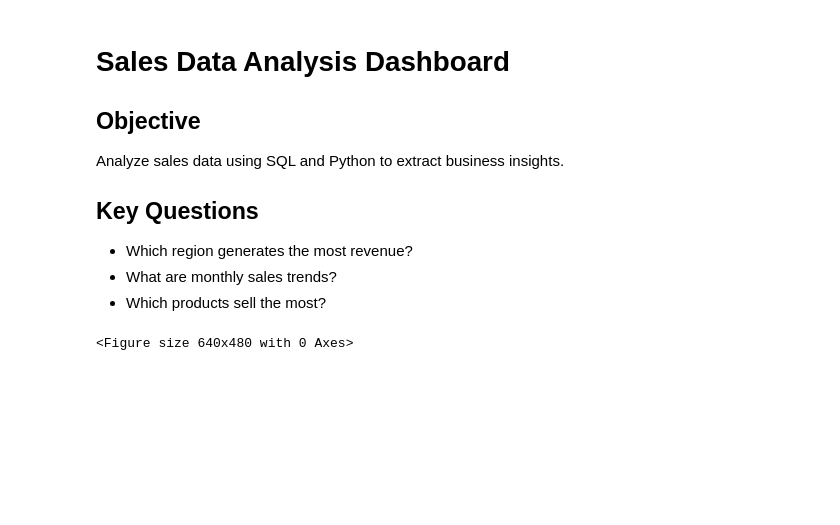
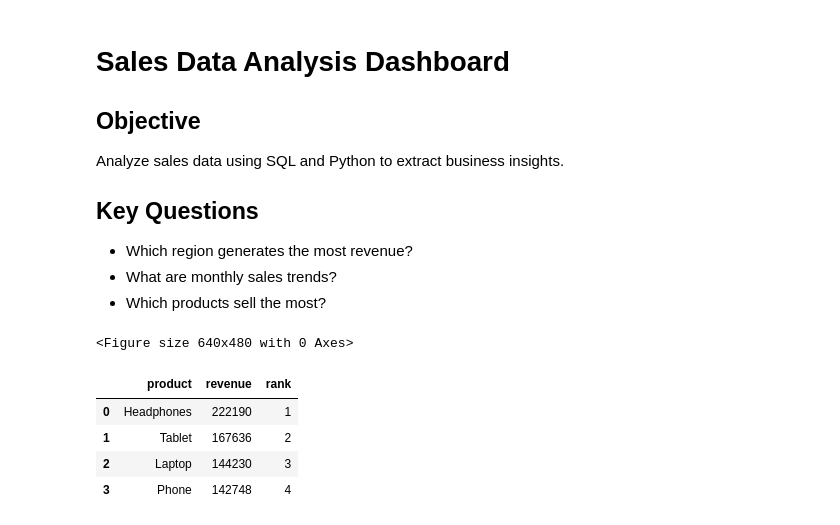
Before and after one commit to victorysingh/sales-data-analysis, a Jupyter notebook: sales_analysis.ipynb, the cells around one changed output. Drawn from its saved outputs; the diff is of its cells as text; code cells hidden in the pictures; blank space fills up the shorter version.

```diff
--- a/sales_analysis.ipynb
+++ b/sales_analysis.ipynb
@@ -137,3 +137,20 @@ Analyze sales data using SQL and Python to extract business insights.
 plt.savefig("revenue_by_region.png")
 # %% [output]
 <Figure size 640x480 with 0 Axes>
+# %%
+query = """
+SELECT product,
+       SUM(quantity * price) AS revenue,
+       RANK() OVER (ORDER BY SUM(quantity * price) DESC) AS rank
+FROM sales
+GROUP BY product;
+"""
+
+df_rank = pd.read_sql(query, conn)
+df_rank
+# %% [output]
+|  | product | revenue | rank |
+| 0 | Headphones | 222190 | 1 |
+| 1 | Tablet | 167636 | 2 |
+| 2 | Laptop | 144230 | 3 |
+| 3 | Phone | 142748 | 4 |
```
Also changed, not shown: parts of 3 cells of this notebook.
